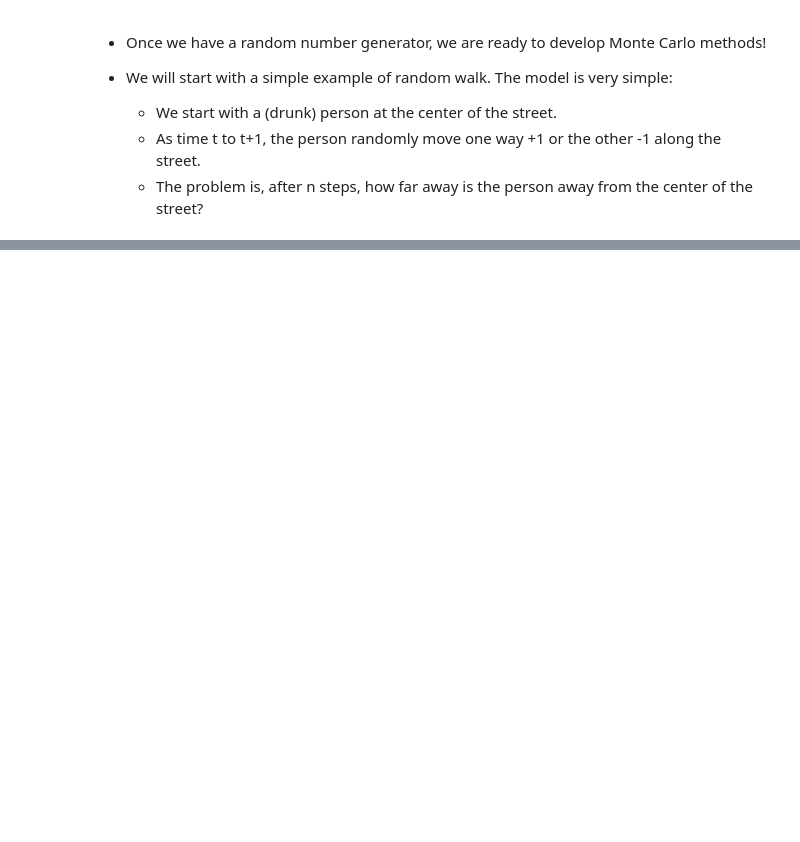
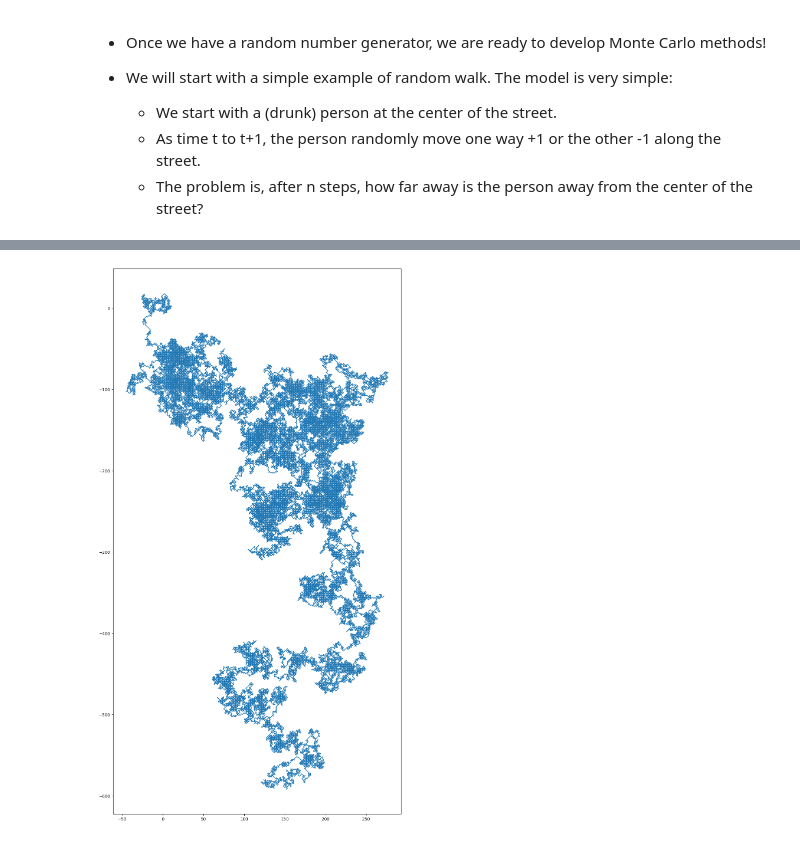
Before and after one commit to ramadithya1771/phys105-code, a Jupyter notebook: 07/montecarlo.ipynb, the cells around one changed output, grey strips where cells are left out. Cells and saved outputs as stored; diff of their text form; code cells hidden in the pictures; blank space fills up the shorter version.

```diff
--- a/07/montecarlo.ipynb
+++ b/07/montecarlo.ipynb
@@ -250,9 +327,11 @@ plt.gca().set_aspect('equal')
 # %%
 # But this artifact becomes irrelevant when we model random walk for many many more steps.
 
 X = randomwalk(100000)
 Y = randomwalk(100000)
 
-plt.figure(figsize=(12,12))
+plt.figure(figsize=(24,24))
 plt.plot(X, Y)
 plt.gca().set_aspect('equal')
+# %% [output]
+[figure, added]
```
Also changed, not shown: parts of 15 cells of this notebook, 1 other file.
